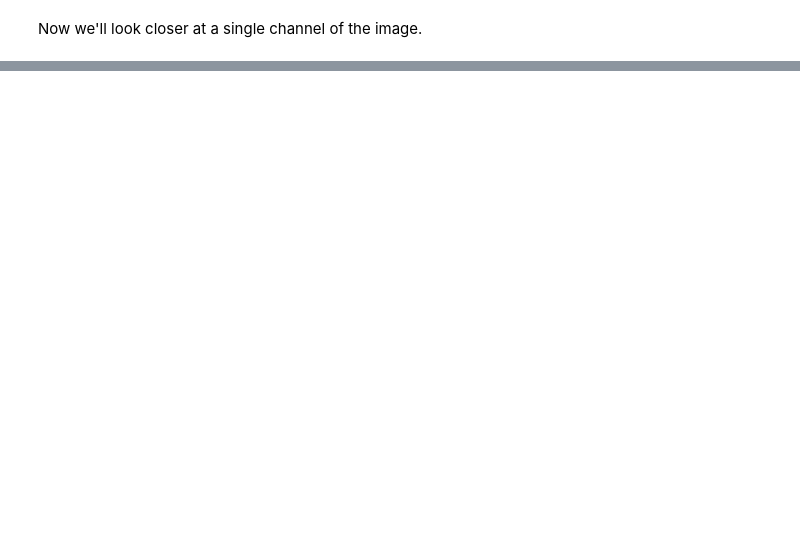
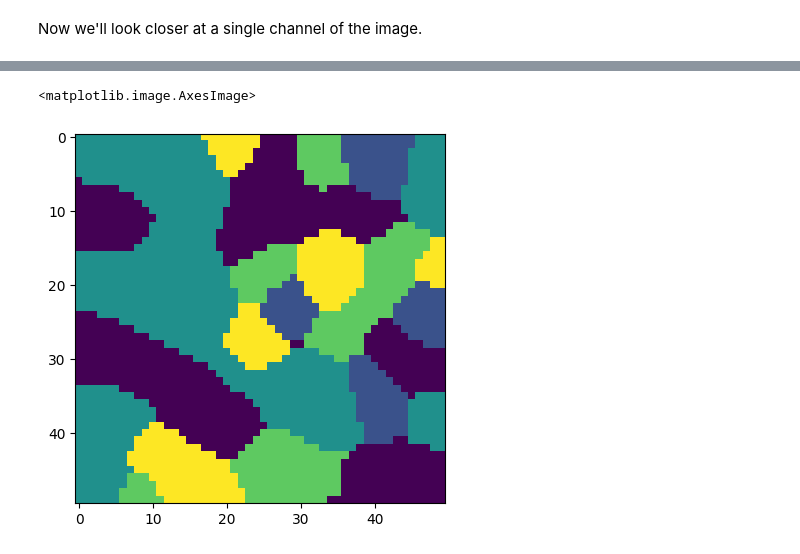
Before and after one commit to ssslakter/py-playground, a Jupyter notebook: random_pixels/random_pixels.ipynb, the cells around one changed output, grey strips where cells are left out. Saved outputs shown, nothing was run; the diff lists cells and outputs as text; code cells hidden in the pictures; blank space fills up the shorter version.

```diff
--- a/random_pixels/random_pixels.ipynb
+++ b/random_pixels/random_pixels.ipynb
@@ -77,0 +78,5 @@ tensor([[1, 0, 1,  ..., 0, 1, 0],
+# %%
+plt.imshow(step(step(step(y))))
+# %% [output]
+<matplotlib.image.AxesImage>
+[figure, added]
```
Also changed, not shown: parts of 12 cells of this notebook, 1 other file.
